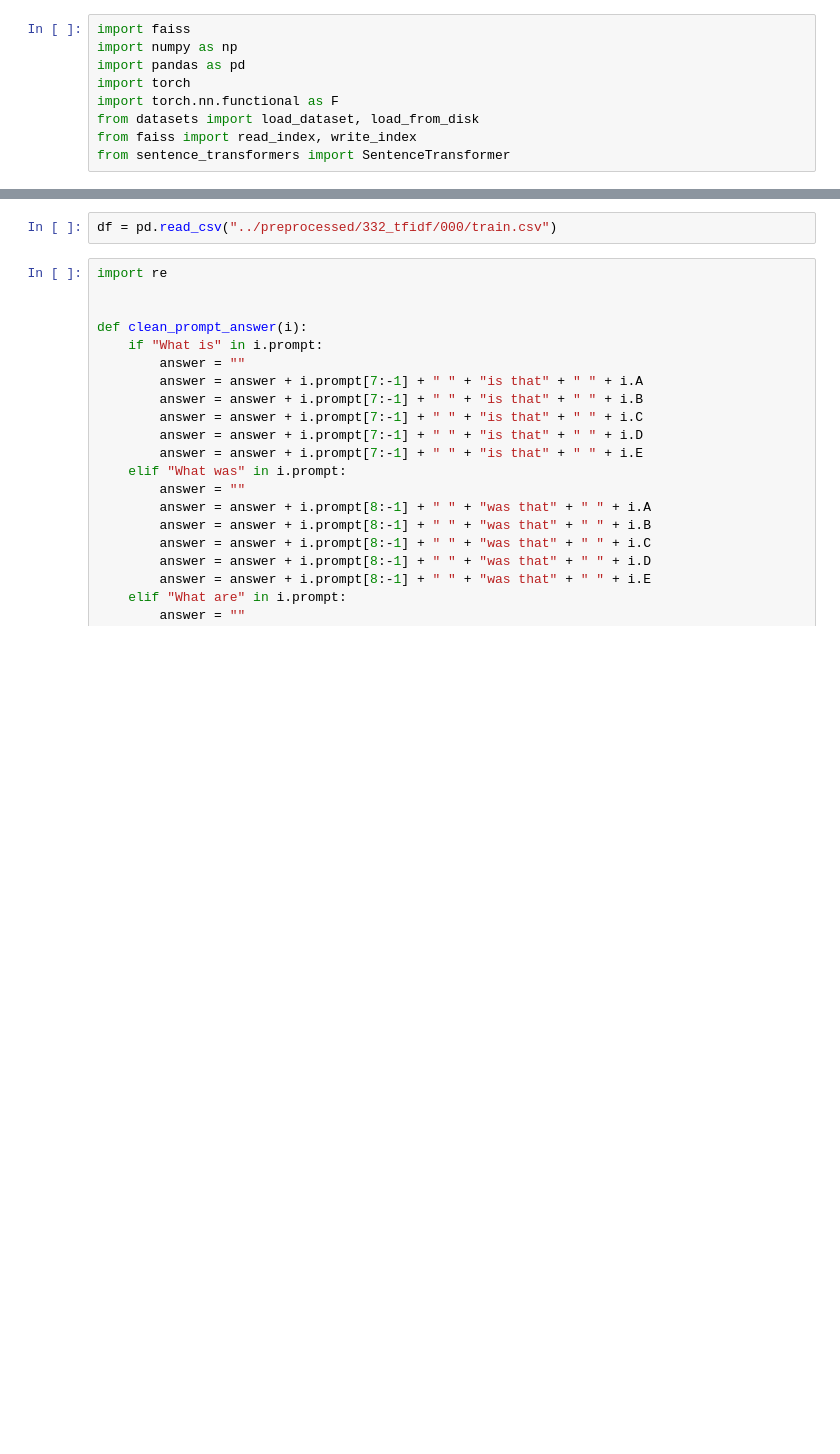
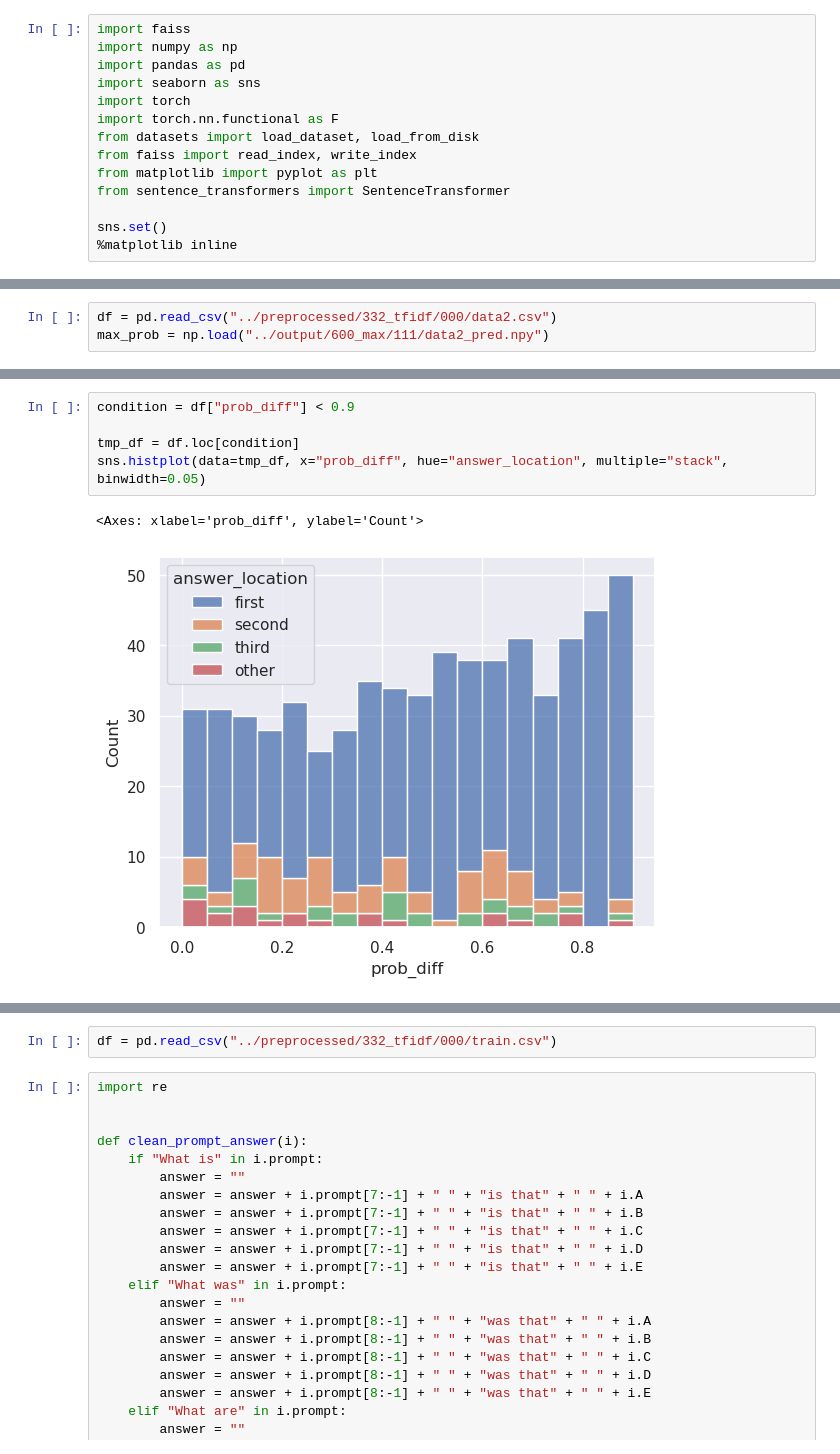
Before and after one commit to unonao/kaggle-llm-science, a Jupyter notebook: notebook/Untitled.ipynb, the cells around one changed output, grey strips where cells are left out. Cells and saved outputs as stored; diff of their text form; blank space fills up the shorter version.

```diff
--- a/notebook/Untitled.ipynb
+++ b/notebook/Untitled.ipynb
@@ -2,8 +2,13 @@
 import faiss
 import numpy as np
 import pandas as pd
+import seaborn as sns
 import torch
 import torch.nn.functional as F
 from datasets import load_dataset, load_from_disk
 from faiss import read_index, write_index
+from matplotlib import pyplot as plt
 from sentence_transformers import SentenceTransformer
+
+sns.set()
+%matplotlib inline
@@ -9,0 +44,3 @@ from sentence_transformers import SentenceTransformer
+# %%
+df = pd.read_csv("../preprocessed/332_tfidf/000/data2.csv")
+max_prob = np.load("../output/600_max/111/data2_pred.npy")
@@ -9,0 +243,8 @@ from sentence_transformers import SentenceTransformer
+# %%
+condition = df["prob_diff"] < 0.9
+
+tmp_df = df.loc[condition]
+sns.histplot(data=tmp_df, x="prob_diff", hue="answer_location", multiple="stack", binwidth=0.05)
+# %% [output]
+<Axes: xlabel='prob_diff', ylabel='Count'>
+[figure, added]
```
Also changed, not shown: parts of 14 cells of this notebook, 44 other files.
